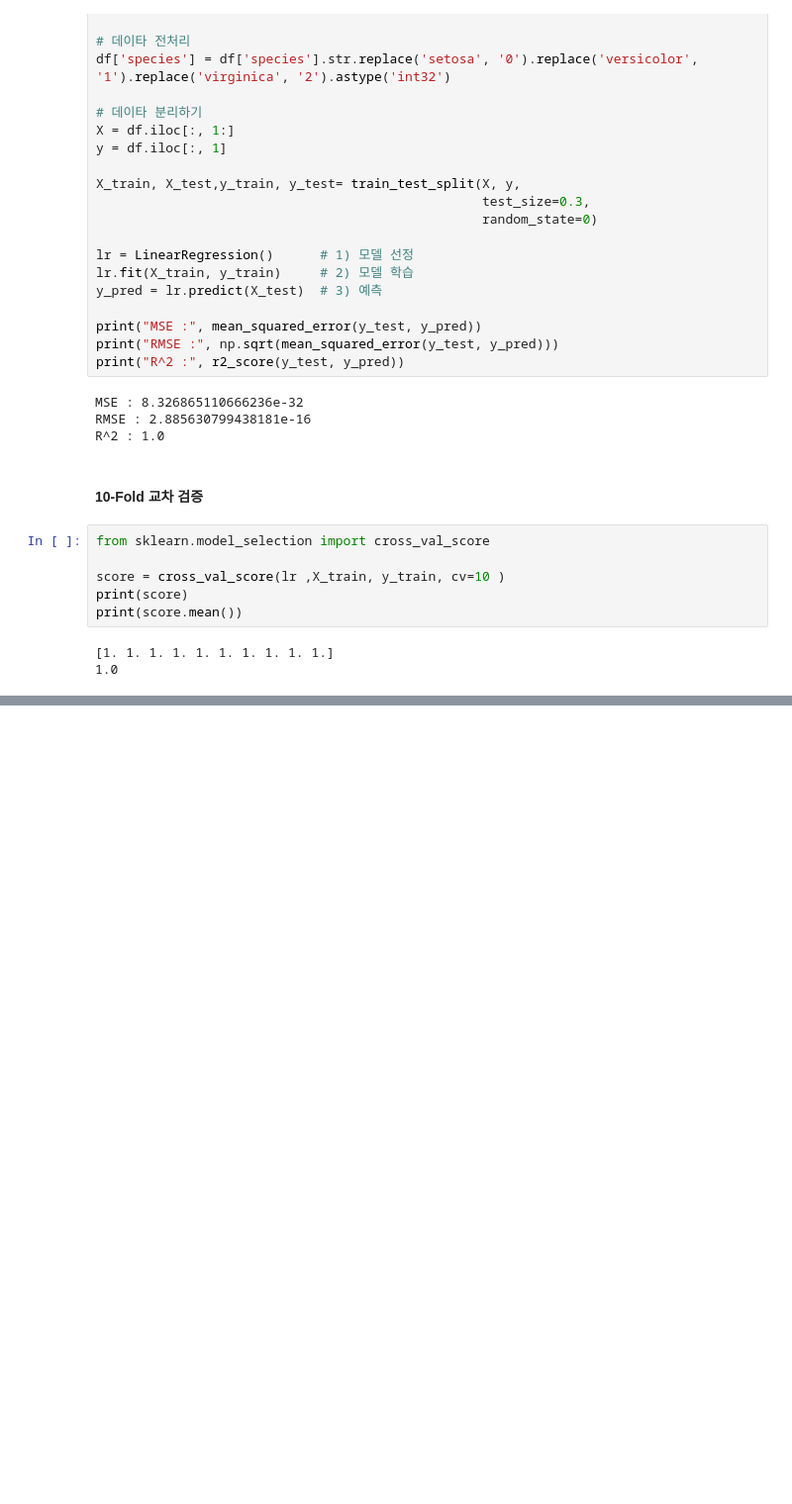
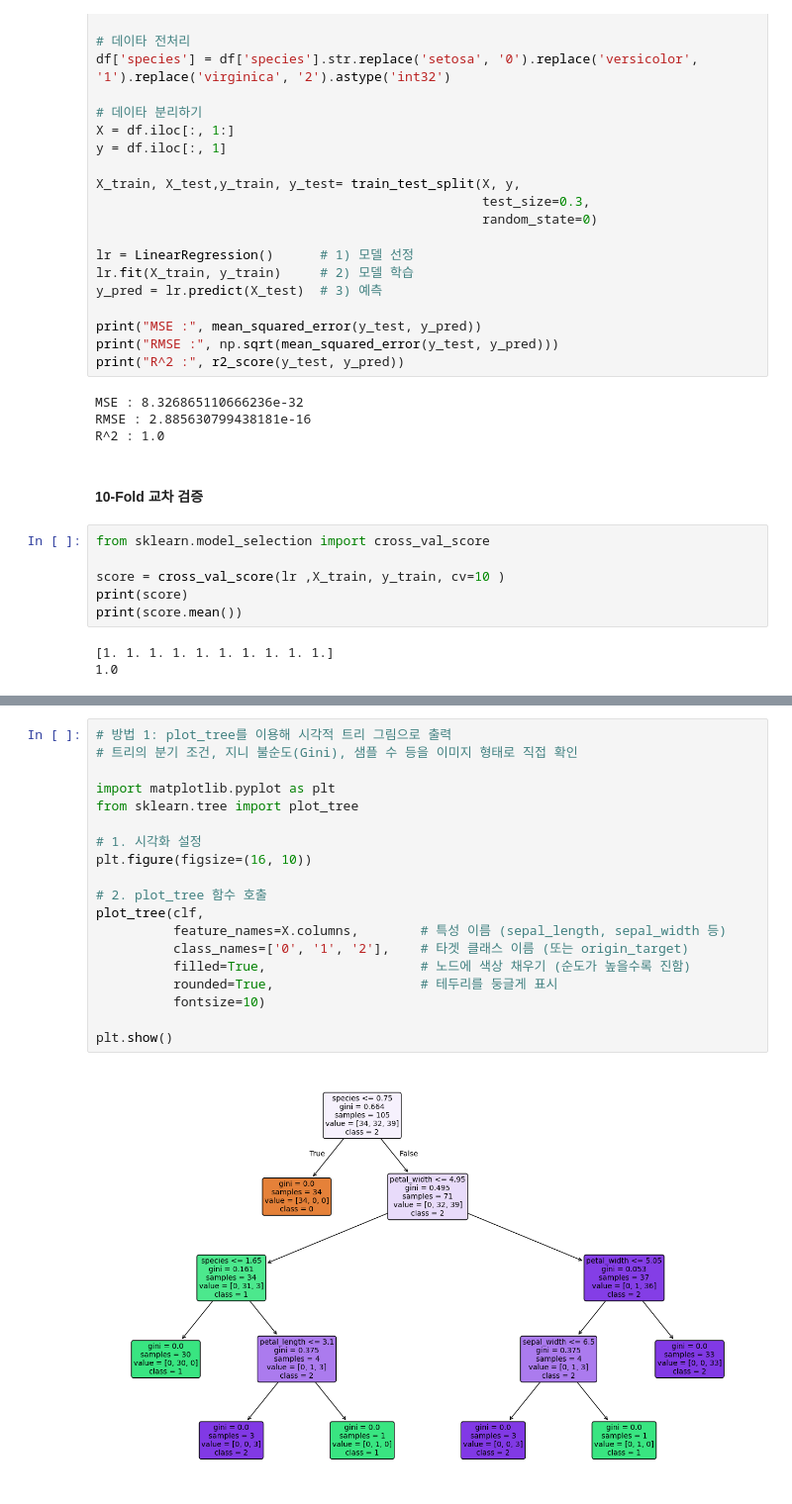
Before and after one commit to seongui2030/Section2, a Jupyter notebook: [89]iris.ipynb, the cells around one changed output, grey strips where cells are left out. Shown at 99% size. Saved outputs shown, nothing was run; the diff lists cells and outputs as text; blank space fills up the shorter version.

```diff
--- a/[89]iris.ipynb
+++ b/[89]iris.ipynb
@@ -457,0 +454,21 @@ print(score.mean())
+# %%
+# 방법 1: plot_tree를 이용해 시각적 트리 그림으로 출력
+# 트리의 분기 조건, 지니 불순도(Gini), 샘플 수 등을 이미지 형태로 직접 확인
+
+import matplotlib.pyplot as plt
+from sklearn.tree import plot_tree
+
+# 1. 시각화 설정
+plt.figure(figsize=(16, 10))
+
+# 2. plot_tree 함수 호출
+plot_tree(clf,
+          feature_names=X.columns,        # 특성 이름 (sepal_length, sepal_width 등)
+          class_names=['0', '1', '2'],    # 타겟 클래스 이름 (또는 origin_target)
+          filled=True,                    # 노드에 색상 채우기 (순도가 높을수록 진함)
+          rounded=True,                   # 테두리를 둥글게 표시
+          fontsize=10)
+
+plt.show()
+# %% [output]
+[figure, added]
```
Also changed, not shown: parts of 9 cells of this notebook, 11 other files.
